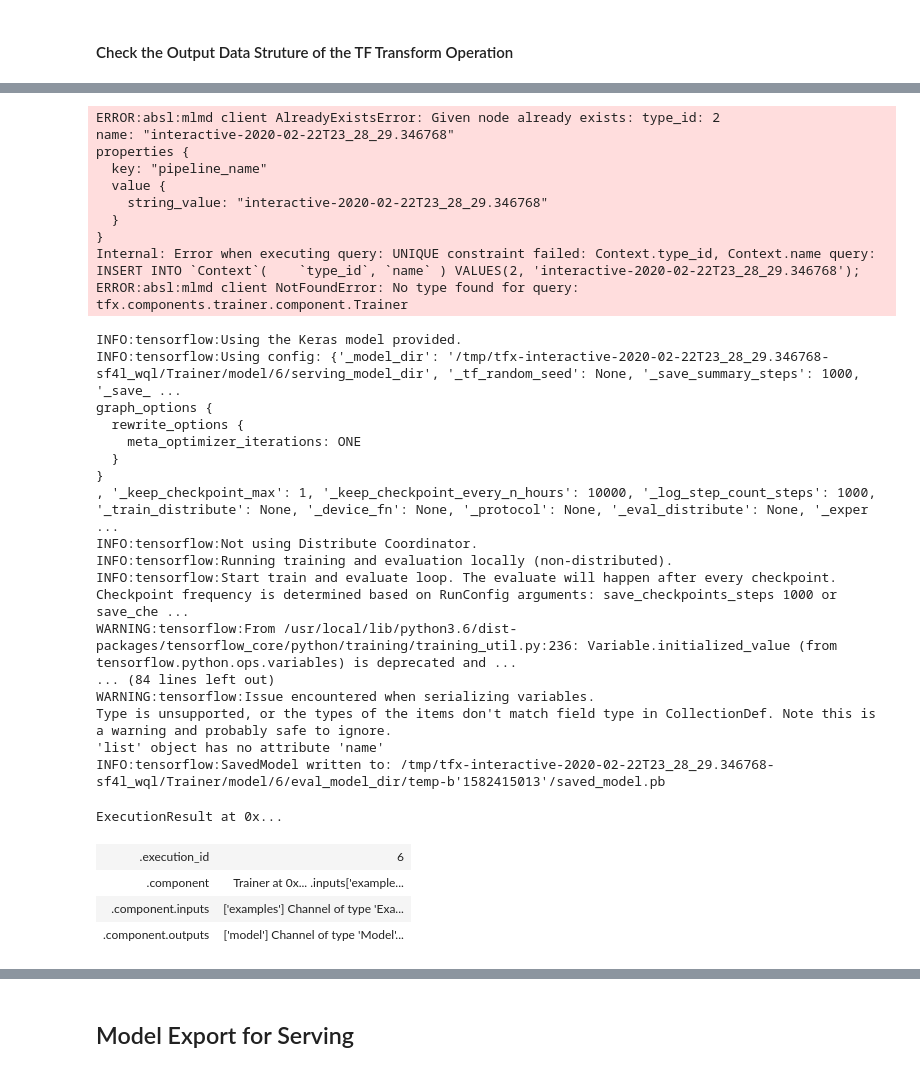
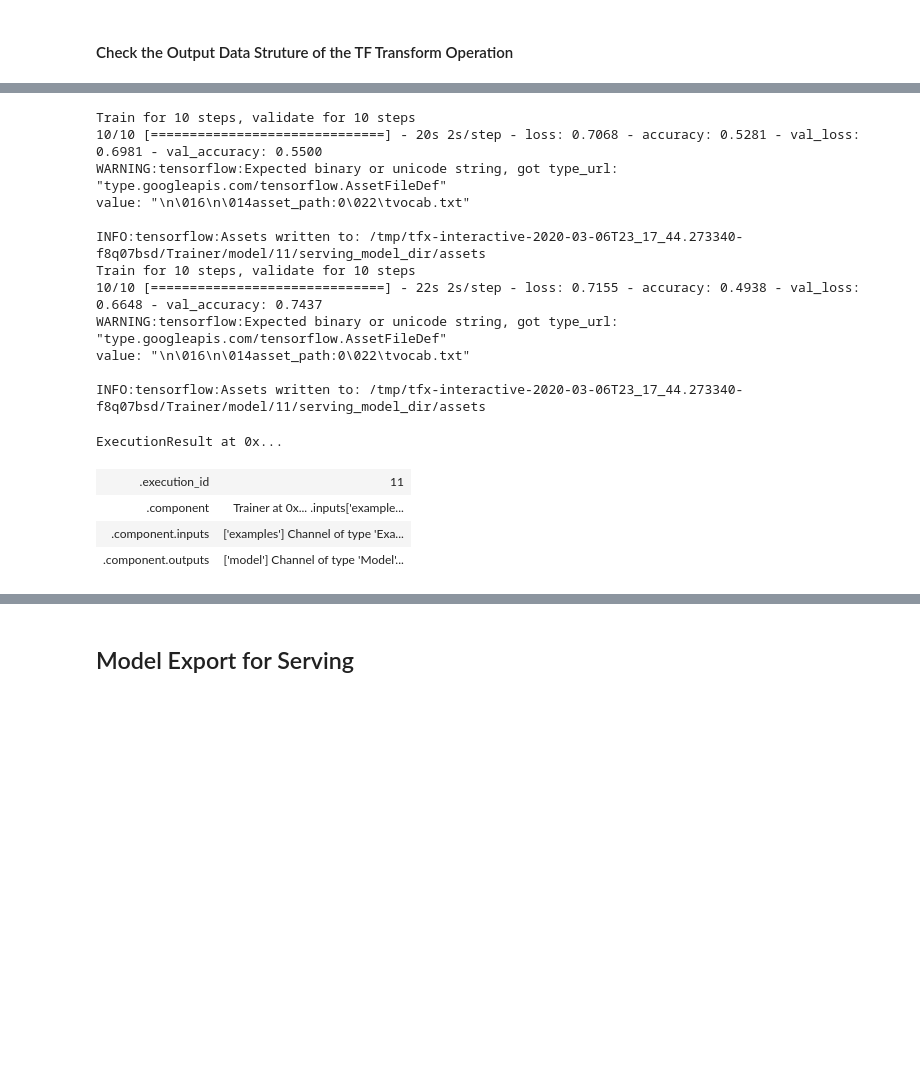
Before and after one commit to tensorflow/workshops, a Jupyter notebook: blog/TFX_Pipeline_for_Bert_Preprocessing.ipynb, the cells around one changed output, grey strips where cells are left out. Drawn from its saved outputs; the diff is of its cells as text; code cells hidden in the pictures; blank space fills up the shorter version.

Commit message:
Updating SAP notebook to Keras

```diff
--- a/blog/TFX_Pipeline_for_Bert_Preprocessing.ipynb
+++ b/blog/TFX_Pipeline_for_Bert_Preprocessing.ipynb
@@ -838,46 +690,32 @@ This cell will be skipped during export to pipeline.
 # %%
 # NOTE: Adjust the number of training and evaluation steps
-TRAINING_STEPS = 10000
-EVALUATION_STEPS = 1000
+TRAINING_STEPS = 10
+EVALUATION_STEPS = 10
 
 trainer = Trainer(
     module_file=os.path.abspath("trainer.py"),
-    transformed_examples=transform.outputs['transformed_examples'],
+    custom_executor_spec=executor_spec.ExecutorClassSpec(GenericExecutor),
+    examples=transform.outputs['transformed_examples'],
+    transform_graph=transform.outputs['transform_graph'],
     schema=schema_gen.outputs['schema'],
-    transform_graph=transform.outputs['transform_graph'],
     train_args=trainer_pb2.TrainArgs(num_steps=TRAINING_STEPS),
     eval_args=trainer_pb2.EvalArgs(num_steps=EVALUATION_STEPS))
 context.run(trainer)
 # %% [output]
-ERROR:absl:mlmd client AlreadyExistsError: Given node already exists: type_id: 2
-name: "interactive-2020-02-22T23_28_29.346768"
-properties {
-  key: "pipeline_name"
-  value {
-    string_value: "interactive-2020-02-22T23_28_29.346768"
-  }
-}
-Internal: Error when executing query: UNIQUE constraint failed: Context.type_id, Context.name query:  INSERT INTO `Context`(    `type_id`, `name` ) VALUES(2, 'interactive-2020-02-22T23_28_29.346768');
-ERROR:absl:mlmd client NotFoundError: No type found for query: tfx.components.trainer.component.Trainer
+Train for 10 steps, validate for 10 steps
+10/10 [==============================] - 20s 2s/step - loss: 0.7068 - accuracy: 0.5281 - val_loss: 0.6981 - val_accuracy: 0.5500
+WARNING:tensorflow:Expected binary or unicode string, got type_url: "type.googleapis.com/tensorflow.AssetFileDef"
+value: "\n\016\n\014asset_path:0\022\tvocab.txt"
+
+INFO:tensorflow:Assets written to: /tmp/tfx-interactive-2020-03-06T23_17_44.273340-f8q07bsd/Trainer/model/11/serving_model_dir/assets
+Train for 10 steps, validate for 10 steps
+10/10 [==============================] - 22s 2s/step - loss: 0.7155 - accuracy: 0.4938 - val_loss: 0.6648 - val_accuracy: 0.7437
+WARNING:tensorflow:Expected binary or unicode string, got type_url: "type.googleapis.com/tensorflow.AssetFileDef"
+value: "\n\016\n\014asset_path:0\022\tvocab.txt"
+
+INFO:tensorflow:Assets written to: /tmp/tfx-interactive-2020-03-06T23_17_44.273340-f8q07bsd/Trainer/model/11/serving_model_dir/assets
-INFO:tensorflow:Using the Keras model provided.
-INFO:tensorflow:Using config: {'_model_dir': '/tmp/tfx-interactive-2020-02-22T23_28_29.346768-sf4l_wql/Trainer/model/6/serving_model_dir', '_tf_random_seed': None, '_save_summary_steps': 1000, '_save_ ...
-graph_options {
-  rewrite_options {
-    meta_optimizer_iterations: ONE
-  }
-}
-, '_keep_checkpoint_max': 1, '_keep_checkpoint_every_n_hours': 10000, '_log_step_count_steps': 1000, '_train_distribute': None, '_device_fn': None, '_protocol': None, '_eval_distribute': None, '_exper ...
-INFO:tensorflow:Not using Distribute Coordinator.
-INFO:tensorflow:Running training and evaluation locally (non-distributed).
-INFO:tensorflow:Start train and evaluate loop. The evaluate will happen after every checkpoint. Checkpoint frequency is determined based on RunConfig arguments: save_checkpoints_steps 1000 or save_che ...
-WARNING:tensorflow:From /usr/local/lib/python3.6/dist-packages/tensorflow_core/python/training/training_util.py:236: Variable.initialized_value (from tensorflow.python.ops.variables) is deprecated and ...
-... (84 lines left out)
-WARNING:tensorflow:Issue encountered when serializing variables.
-Type is unsupported, or the types of the items don't match field type in CollectionDef. Note this is a warning and probably safe to ignore.
-'list' object has no attribute 'name'
-INFO:tensorflow:SavedModel written to: /tmp/tfx-interactive-2020-02-22T23_28_29.346768-sf4l_wql/Trainer/model/6/eval_model_dir/temp-b'1582415013'/saved_model.pb
+ExecutionResult at 0x...
-ExecutionResult at 0x...
-| .execution_id | 6 |
+| .execution_id | 11 |
 | .component | Trainer at 0x... .inputs['example... |
 | .component.inputs | ['examples'] Channel of type 'Exa... |
 | .component.outputs | ['model'] Channel of type 'Model'... |
```
Also changed, not shown: parts of 31 cells of this notebook.
